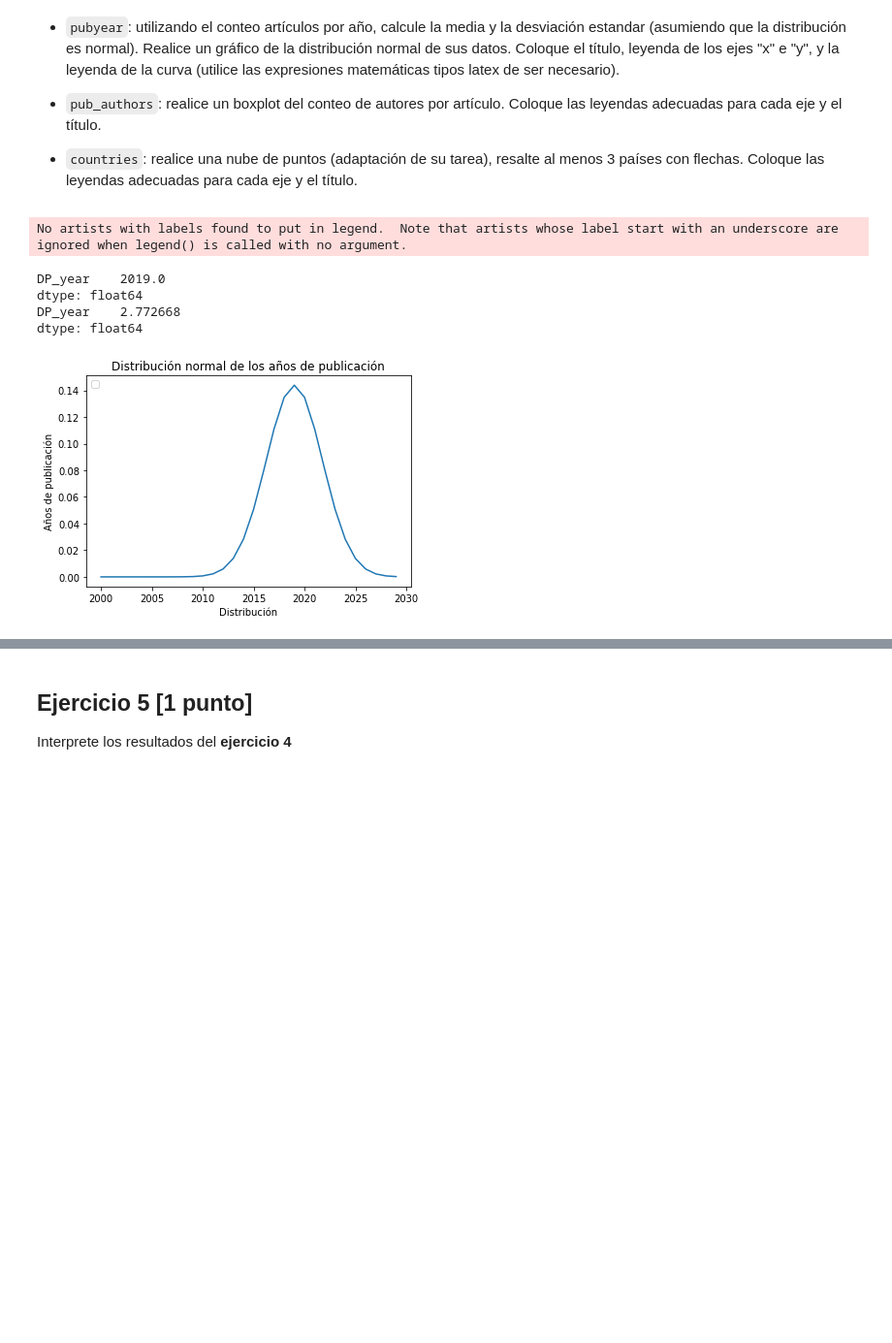
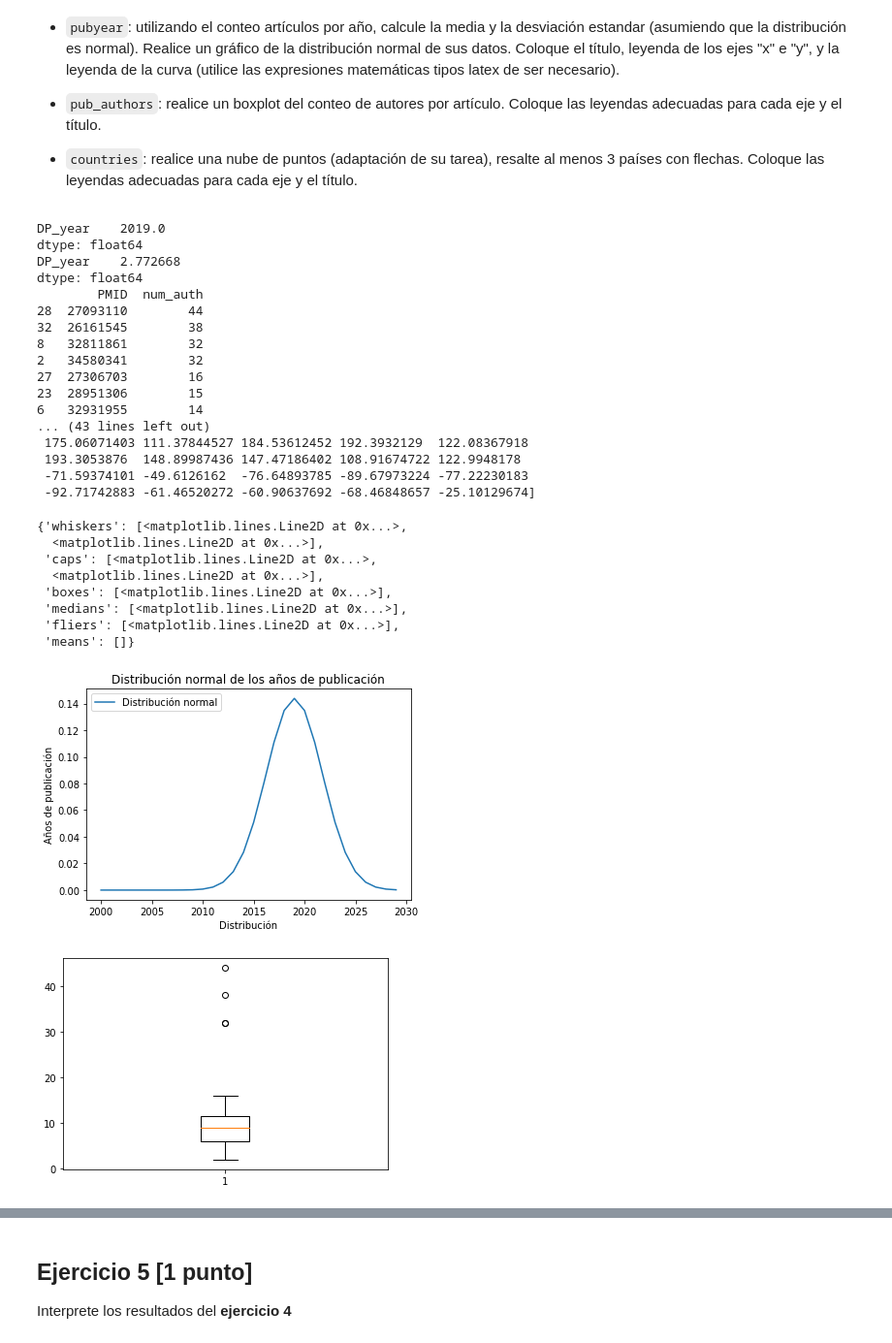
Before and after one commit to renatojobal/PruebaCatalina, a Jupyter notebook: 2021II_GBI6_ExamenParcialPython.ipynb, the cells around one changed output, grey strips where cells are left out. Shown at 97% size. Drawn from its saved outputs; the diff is of its cells as text; code cells hidden in the pictures; blank space fills up the shorter version.

Commit message:
:art: second graph

```diff
--- a/2021II_GBI6_ExamenParcialPython.ipynb
+++ b/2021II_GBI6_ExamenParcialPython.ipynb
@@ -157,35 +157,74 @@ Realice la visualización de los datos del ejercicio 3.
 # %%
 # Escriba aquí su código para el ejercicio 4
 import numpy as np
 import matplotlib.pyplot as plt
 from scipy.stats import norm
 
 # df_pub_yer
 pun_year_median = df_pub_year.median(numeric_only=True)
 pub_year_standar_deviation = df_pub_year.std(numeric_only=True)
 
 print(pun_year_median)
 print(pub_year_standar_deviation)
 
 x_axis = np.arange(2000, 2030, 1)
 
-plt.plot(x_axis, norm.pdf(x_axis, pun_year_median, pub_year_standar_deviation), label="Distribución normal")
-plt.title("Distribución normal de los años de publicación")
-plt.xlabel("Distribución")
-plt.ylabel("Años de publicación")
-plt.legend(loc = "upper left")
-plt.show()
+fig1, ax1 = plt.subplots()
+
+
+ax1.plot(x_axis, norm.pdf(x_axis, pun_year_median, pub_year_standar_deviation), label="Distribución normal")
+ax1.set_title("Distribución normal de los años de publicación")
+ax1.set_xlabel("Distribución")
+ax1.set_ylabel("Años de publicación")
+ax1.legend(loc = "upper left")
+
 
 
 
 # df_pub_authors
 
+df_pub_authors.drop(df_pub_authors[df_pub_authors['num_auth'] > 100].index, inplace=True) # Normalizamos los datos
+df_pub_authors.sort_values(by="num_auth", ascending=False, inplace=True) # Ordenamos
+
+print(df_pub_authors)
+
+fig2, ax2 = plt.subplots()
+
+ax2.boxplot(df_pub_authors["num_auth"])
+
+
+
+
 
 # df_countries
+fig3, ax3 = plt.subplots()
+ax3.set_title('Nuve de puntos')
+#ax3.boxplot(data)
 # %% [output]
-No artists with labels found to put in legend.  Note that artists whose label start with an underscore are ignored when legend() is called with no argument.
+DP_year    2019.0
+dtype: float64
+DP_year    2.772668
+dtype: float64
+        PMID  num_auth
+28  27093110        44
+32  26161545        38
+8   32811861        32
+2   34580341        32
+27  27306703        16
+23  28951306        15
+6   32931955        14
+... (43 lines left out)
+ 175.06071403 111.37844527 184.53612452 192.3932129  122.08367918
+ 193.3053876  148.89987436 147.47186402 108.91674722 122.9948178
+ -71.59374101 -49.6126162  -76.64893785 -89.67973224 -77.22230183
+ -92.71742883 -61.46520272 -60.90637692 -68.46848657 -25.10129674]
-DP_year    2019.0
-dtype: float64
-DP_year    2.772668
-dtype: float64
+{'whiskers': [<matplotlib.lines.Line2D at 0x...>,
+  <matplotlib.lines.Line2D at 0x...>],
+ 'caps': [<matplotlib.lines.Line2D at 0x...>,
+  <matplotlib.lines.Line2D at 0x...>],
+ 'boxes': [<matplotlib.lines.Line2D at 0x...>],
+ 'medians': [<matplotlib.lines.Line2D at 0x...>],
+ 'fliers': [<matplotlib.lines.Line2D at 0x...>],
+ 'means': []}
-[figure, old version]
+[figure, new version]
+[figure, added]
```
Also changed, not shown: parts of 1 cell of this notebook.
